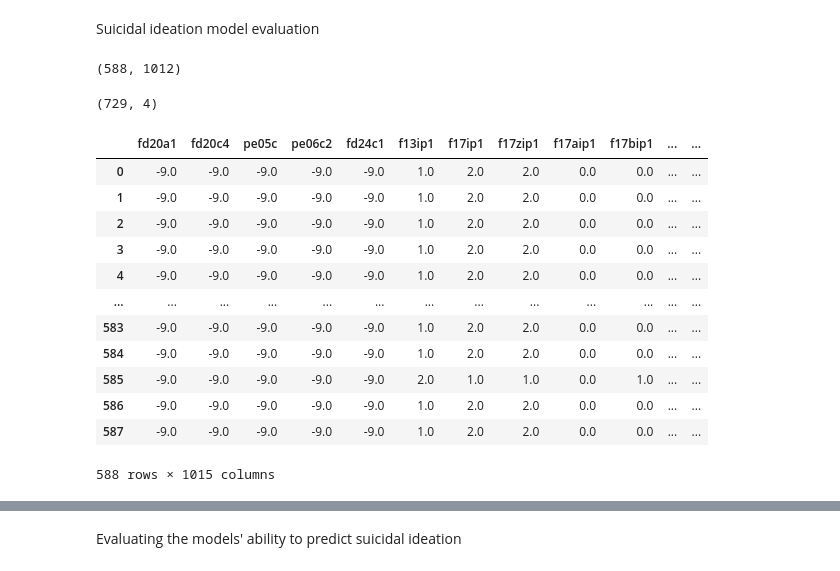
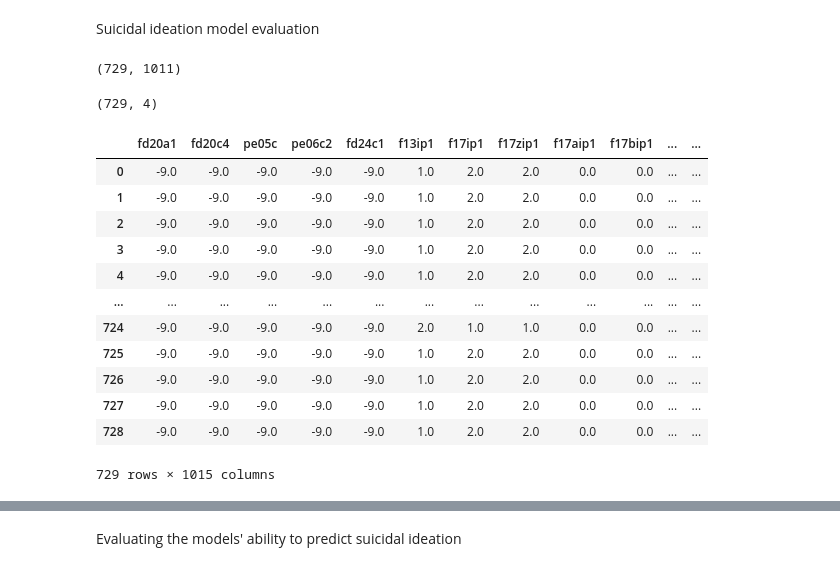
Before and after one commit to kk262626/predicting_suicidality, a Jupyter notebook: Model_Evals.ipynb, the cells around one changed output, grey strips where cells are left out. Drawn from its saved outputs; the diff is of its cells as text; code cells hidden in the pictures.

```diff
--- a/Model_Evals.ipynb
+++ b/Model_Evals.ipynb
@@ -27,31 +27,28 @@ InteractiveShell.ast_node_interactivity = "all"
 Suicidal ideation model evaluation
 # %%
 #Recreating full test dataset
-Xi_hold=pd.read_csv(r'C:\Users\z5291979\OneDrive - UNSW\Documents\lsac-data\processed_data\Xi_hold.csv')
+Xi_hold=pd.read_csv(r'C:\Users\z5291979\OneDrive - UNSW\Documents\lsac-data\Xi_hold.csv')
 y_hold=pd.read_csv(r'C:\Users\z5291979\OneDrive - UNSW\Documents\lsac-data\processed_data\y_hold.csv')
 Xi_hold.shape
 y_hold.shape
-#Getting rid of unnamed column- this often occurs after csv is read with the index from excel
-Xi_hold= Xi_hold.drop('Unnamed: 0', axis=1)
-Xi_hold.to_csv(r'C:\Users\z5291979\OneDrive - UNSW\Documents\lsac-data\processed_data\Xi_hold.csv', index=False)
 testdata=Xi_hold.join(y_hold)
 testdata
 # %% [output]
-(588, 1012)
+(729, 1011)
 (729, 4)
 |  | fd20a1 | fd20c4 | pe05c | pe06c2 | fd24c1 | f13ip1 | f17ip1 | f17zip1 | f17aip1 | f17bip1 | ... | ... |
 | 0 | -9.0 | -9.0 | -9.0 | -9.0 | -9.0 | 1.0 | 2.0 | 2.0 | 0.0 | 0.0 | ... | ... |
 | 1 | -9.0 | -9.0 | -9.0 | -9.0 | -9.0 | 1.0 | 2.0 | 2.0 | 0.0 | 0.0 | ... | ... |
 | 2 | -9.0 | -9.0 | -9.0 | -9.0 | -9.0 | 1.0 | 2.0 | 2.0 | 0.0 | 0.0 | ... | ... |
 | 3 | -9.0 | -9.0 | -9.0 | -9.0 | -9.0 | 1.0 | 2.0 | 2.0 | 0.0 | 0.0 | ... | ... |
 | 4 | -9.0 | -9.0 | -9.0 | -9.0 | -9.0 | 1.0 | 2.0 | 2.0 | 0.0 | 0.0 | ... | ... |
 | ... | ... | ... | ... | ... | ... | ... | ... | ... | ... | ... | ... | ... |
-| 583 | -9.0 | -9.0 | -9.0 | -9.0 | -9.0 | 1.0 | 2.0 | 2.0 | 0.0 | 0.0 | ... | ... |
-| 584 | -9.0 | -9.0 | -9.0 | -9.0 | -9.0 | 1.0 | 2.0 | 2.0 | 0.0 | 0.0 | ... | ... |
-| 585 | -9.0 | -9.0 | -9.0 | -9.0 | -9.0 | 2.0 | 1.0 | 1.0 | 0.0 | 1.0 | ... | ... |
-| 586 | -9.0 | -9.0 | -9.0 | -9.0 | -9.0 | 1.0 | 2.0 | 2.0 | 0.0 | 0.0 | ... | ... |
-| 587 | -9.0 | -9.0 | -9.0 | -9.0 | -9.0 | 1.0 | 2.0 | 2.0 | 0.0 | 0.0 | ... | ... |
+| 724 | -9.0 | -9.0 | -9.0 | -9.0 | -9.0 | 2.0 | 1.0 | 1.0 | 0.0 | 0.0 | ... | ... |
+| 725 | -9.0 | -9.0 | -9.0 | -9.0 | -9.0 | 1.0 | 2.0 | 2.0 | 0.0 | 0.0 | ... | ... |
+| 726 | -9.0 | -9.0 | -9.0 | -9.0 | -9.0 | 1.0 | 2.0 | 2.0 | 0.0 | 0.0 | ... | ... |
+| 727 | -9.0 | -9.0 | -9.0 | -9.0 | -9.0 | 1.0 | 2.0 | 2.0 | 0.0 | 0.0 | ... | ... |
+| 728 | -9.0 | -9.0 | -9.0 | -9.0 | -9.0 | 1.0 | 2.0 | 2.0 | 0.0 | 0.0 | ... | ... |
-588 rows × 1015 columns
+729 rows × 1015 columns
 # %%
 #Examining frequencies of the different combinations of outcomes
 testdata[['si', 'nssi', 'att']].value_counts().reset_index(name='count')
```
Also changed, not shown: parts of 15 cells of this notebook, 6 other files.
